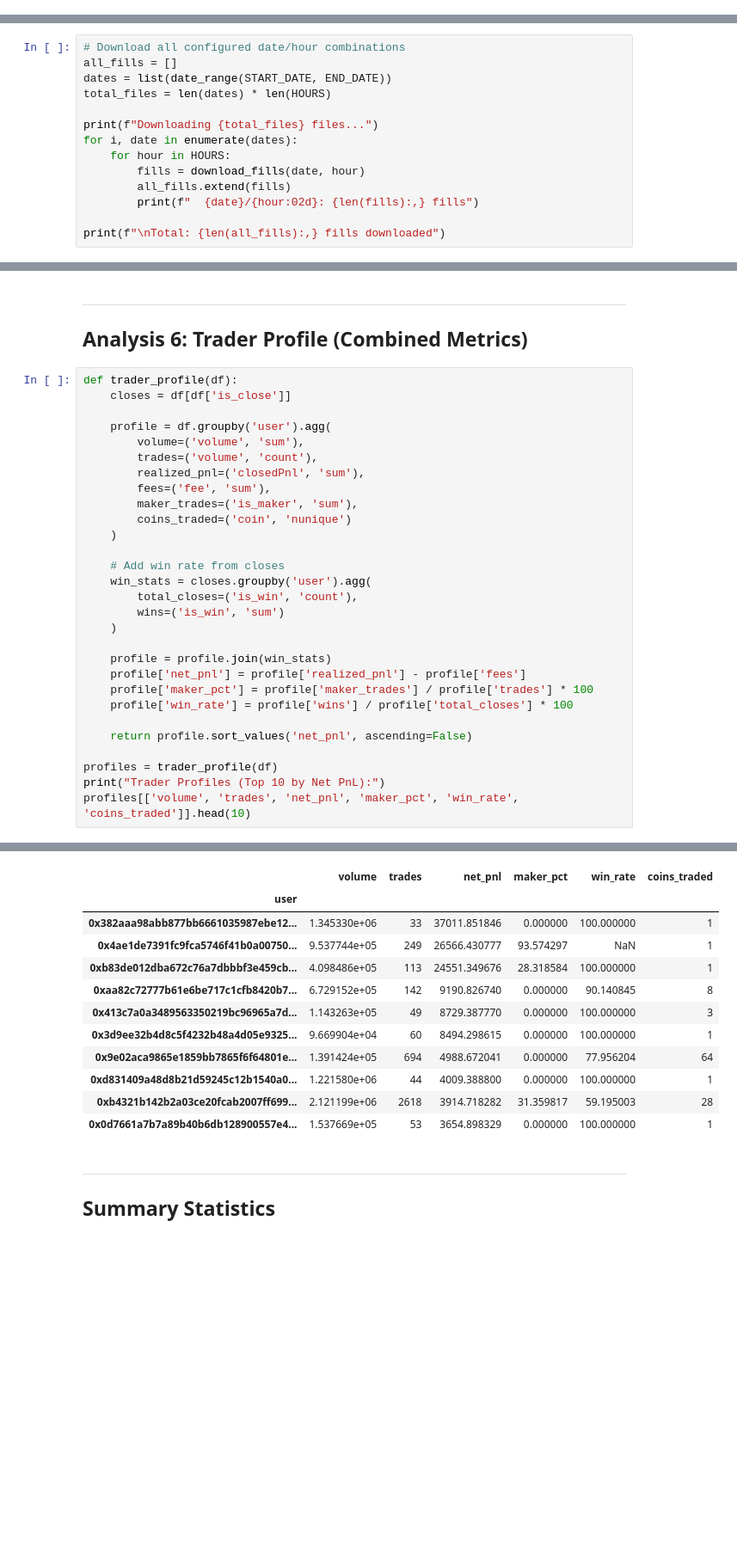
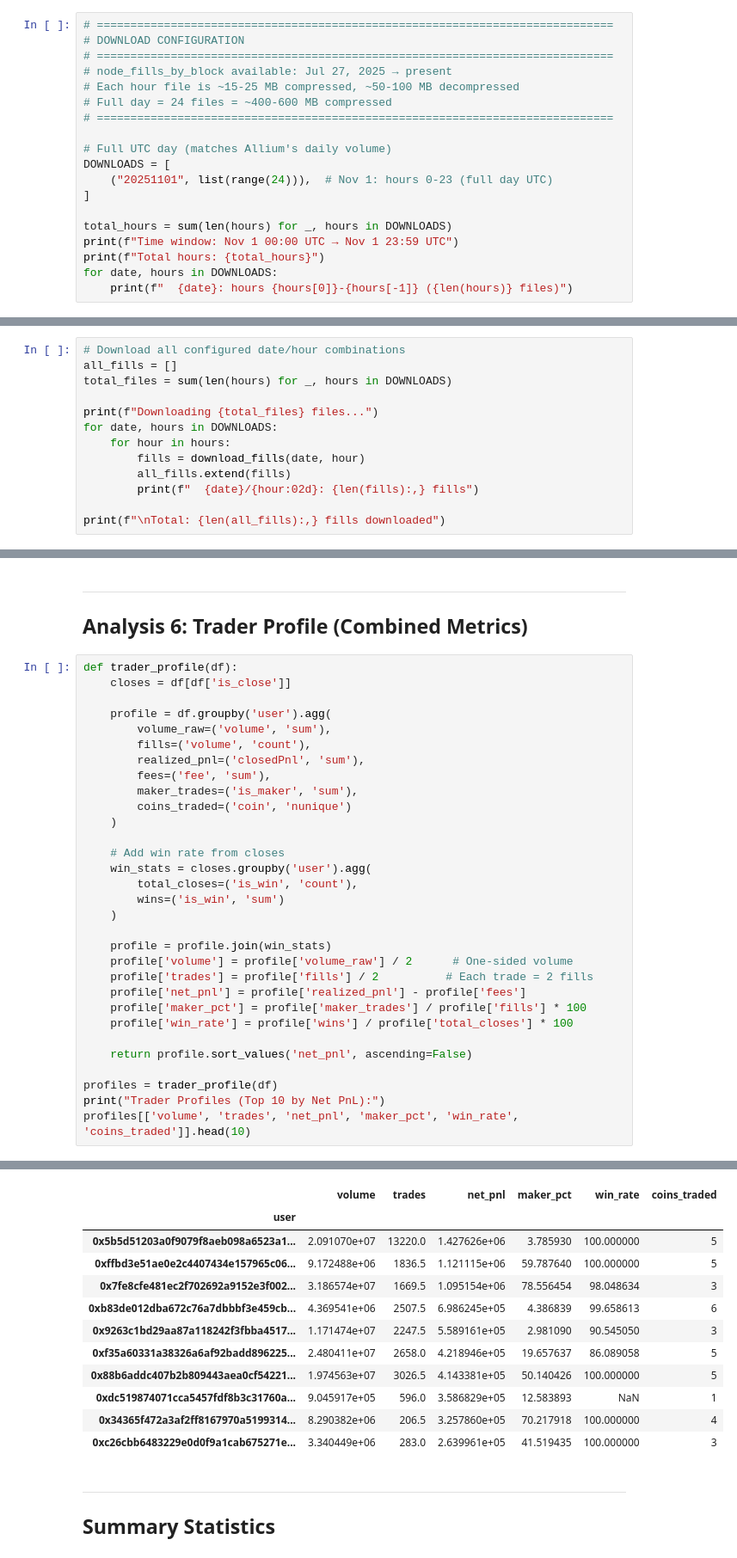
Before and after one commit to trevortrinh/vigil-hypertrace, a Jupyter notebook: notebooks/02_analysis_pipeline.ipynb, the cells around one changed output, grey strips where cells are left out. Shown at 86% size. Drawn from its saved outputs; the diff is of its cells as text; blank space fills up the shorter version.

Commit message:
allium date is off

```diff
--- a/notebooks/02_analysis_pipeline.ipynb
+++ b/notebooks/02_analysis_pipeline.ipynb
@@ -65,0 +43,19 @@ Estimated files: 1 per day
+# %%
+# =============================================================================
+# DOWNLOAD CONFIGURATION
+# =============================================================================
+# node_fills_by_block available: Jul 27, 2025 → present
+# Each hour file is ~15-25 MB compressed, ~50-100 MB decompressed
+# Full day = 24 files = ~400-600 MB compressed
+# =============================================================================
+
+# Full UTC day (matches Allium's daily volume)
+DOWNLOADS = [
+    ("20251101", list(range(24))),  # Nov 1: hours 0-23 (full day UTC)
+]
+
+total_hours = sum(len(hours) for _, hours in DOWNLOADS)
+print(f"Time window: Nov 1 00:00 UTC → Nov 1 23:59 UTC")
+print(f"Total hours: {total_hours}")
+for date, hours in DOWNLOADS:
+    print(f"  {date}: hours {hours[0]}-{hours[-1]} ({len(hours)} files)")
@@ -109,12 +109,11 @@ Download functions defined
 # %%
 # Download all configured date/hour combinations
 all_fills = []
-dates = list(date_range(START_DATE, END_DATE))
-total_files = len(dates) * len(HOURS)
+total_files = sum(len(hours) for _, hours in DOWNLOADS)
 
 print(f"Downloading {total_files} files...")
-for i, date in enumerate(dates):
-    for hour in HOURS:
+for date, hours in DOWNLOADS:
+    for hour in hours:
         fills = download_fills(date, hour)
         all_fills.extend(fills)
         print(f"  {date}/{hour:02d}: {len(fills):,} fills")
@@ -321,46 +427,48 @@ Top 10 Coins by Volume:
 # %%
 def trader_profile(df):
     closes = df[df['is_close']]
 
     profile = df.groupby('user').agg(
-        volume=('volume', 'sum'),
-        trades=('volume', 'count'),
+        volume_raw=('volume', 'sum'),
+        fills=('volume', 'count'),
         realized_pnl=('closedPnl', 'sum'),
         fees=('fee', 'sum'),
         maker_trades=('is_maker', 'sum'),
         coins_traded=('coin', 'nunique')
     )
 
     # Add win rate from closes
     win_stats = closes.groupby('user').agg(
         total_closes=('is_win', 'count'),
         wins=('is_win', 'sum')
     )
 
     profile = profile.join(win_stats)
+    profile['volume'] = profile['volume_raw'] / 2      # One-sided volume
+    profile['trades'] = profile['fills'] / 2          # Each trade = 2 fills
     profile['net_pnl'] = profile['realized_pnl'] - profile['fees']
-    profile['maker_pct'] = profile['maker_trades'] / profile['trades'] * 100
+    profile['maker_pct'] = profile['maker_trades'] / profile['fills'] * 100
     profile['win_rate'] = profile['wins'] / profile['total_closes'] * 100
 
     return profile.sort_values('net_pnl', ascending=False)
 
 profiles = trader_profile(df)
 print("Trader Profiles (Top 10 by Net PnL):")
 profiles[['volume', 'trades', 'net_pnl', 'maker_pct', 'win_rate', 'coins_traded']].head(10)
 # %% [output]
 Trader Profiles (Top 10 by Net PnL):
 |  | volume | trades | net_pnl | maker_pct | win_rate | coins_traded |
 | user |  |  |  |  |  |  |
-| 0x382aaa98abb877bb6661035987ebe12... | 1.345330e+06 | 33 | 37011.851846 | 0.000000 | 100.000000 | 1 |
-| 0x4ae1de7391fc9fca5746f41b0a00750... | 9.537744e+05 | 249 | 26566.430777 | 93.574297 | NaN | 1 |
-| 0xb83de012dba672c76a7dbbbf3e459cb... | 4.098486e+05 | 113 | 24551.349676 | 28.318584 | 100.000000 | 1 |
-| 0xaa82c72777b61e6be717c1cfb8420b7... | 6.729152e+05 | 142 | 9190.826740 | 0.000000 | 90.140845 | 8 |
-| 0x413c7a0a3489563350219bc96965a7d... | 1.143263e+05 | 49 | 8729.387770 | 0.000000 | 100.000000 | 3 |
-| 0x3d9ee32b4d8c5f4232b48a4d05e9325... | 9.669904e+04 | 60 | 8494.298615 | 0.000000 | 100.000000 | 1 |
-| 0x9e02aca9865e1859bb7865f6f64801e... | 1.391424e+05 | 694 | 4988.672041 | 0.000000 | 77.956204 | 64 |
-| 0xd831409a48d8b21d59245c12b1540a0... | 1.221580e+06 | 44 | 4009.388800 | 0.000000 | 100.000000 | 1 |
-| 0xb4321b142b2a03ce20fcab2007ff699... | 2.121199e+06 | 2618 | 3914.718282 | 31.359817 | 59.195003 | 28 |
-| 0x0d7661a7b7a89b40b6db128900557e4... | 1.537669e+05 | 53 | 3654.898329 | 0.000000 | 100.000000 | 1 |
+| 0x5b5d51203a0f9079f8aeb098a6523a1... | 2.091070e+07 | 13220.0 | 1.427626e+06 | 3.785930 | 100.000000 | 5 |
+| 0xffbd3e51ae0e2c4407434e157965c06... | 9.172488e+06 | 1836.5 | 1.121115e+06 | 59.787640 | 100.000000 | 5 |
+| 0x7fe8cfe481ec2f702692a9152e3f002... | 3.186574e+07 | 1669.5 | 1.095154e+06 | 78.556454 | 98.048634 | 3 |
+| 0xb83de012dba672c76a7dbbbf3e459cb... | 4.369541e+06 | 2507.5 | 6.986245e+05 | 4.386839 | 99.658613 | 6 |
+| 0x9263c1bd29aa87a118242f3fbba4517... | 1.171474e+07 | 2247.5 | 5.589161e+05 | 2.981090 | 90.545050 | 3 |
+| 0xf35a60331a38326a6af92badd896225... | 2.480411e+07 | 2658.0 | 4.218946e+05 | 19.657637 | 86.089058 | 5 |
+| 0x88b6addc407b2b809443aea0cf54221... | 1.974563e+07 | 3026.5 | 4.143381e+05 | 50.140426 | 100.000000 | 5 |
+| 0xdc519874071cca5457fdf8b3c31760a... | 9.045917e+05 | 596.0 | 3.586829e+05 | 12.583893 | NaN | 1 |
+| 0x34365f472a3af2ff8167970a5199314... | 8.290382e+06 | 206.5 | 3.257860e+05 | 70.217918 | 100.000000 | 4 |
+| 0xc26cbb6483229e0d0f9a1cab675271e... | 3.340449e+06 | 283.0 | 2.639961e+05 | 41.519435 | 100.000000 | 3 |
 # %% [markdown]
 ---
 
```
Also changed, not shown: parts of 13 cells of this notebook.
